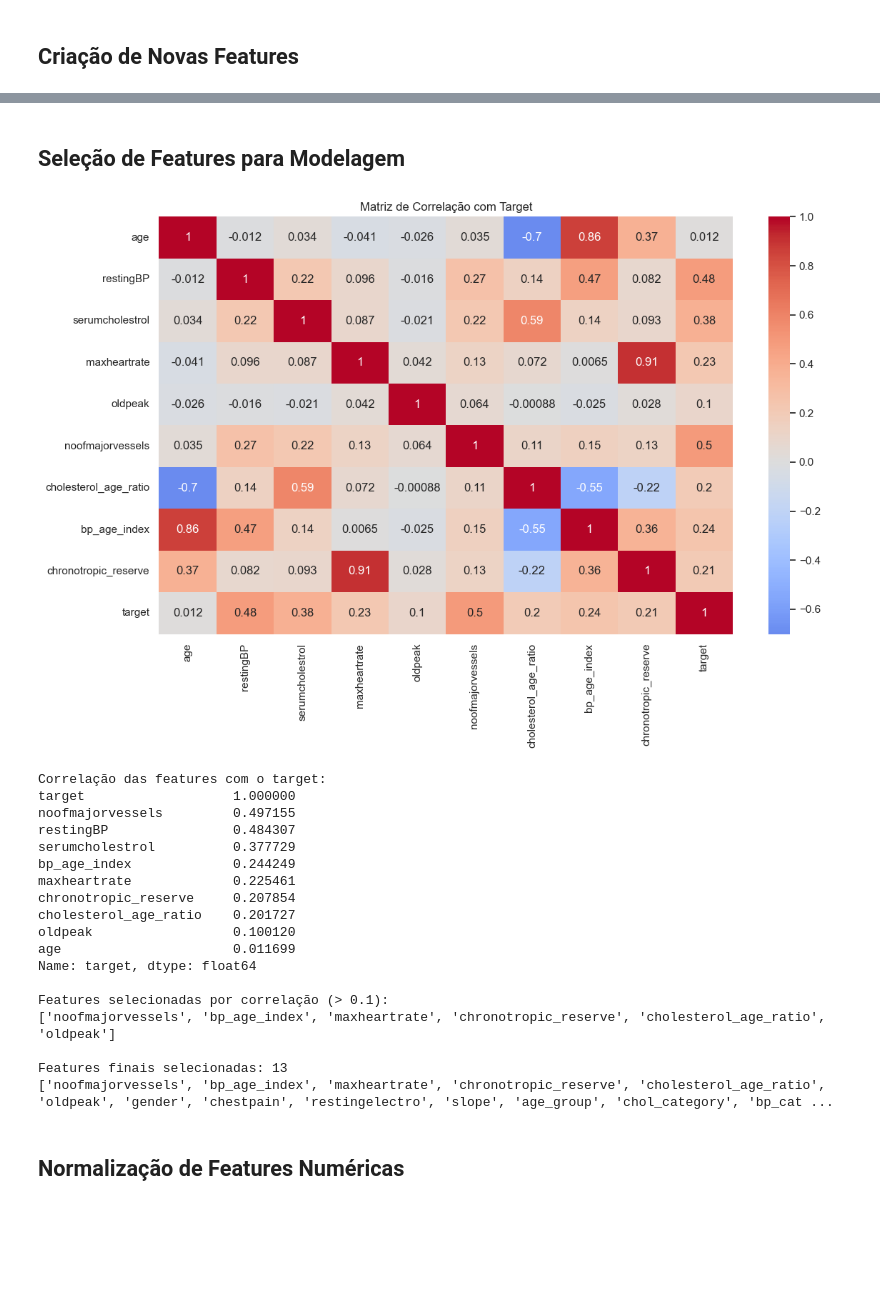
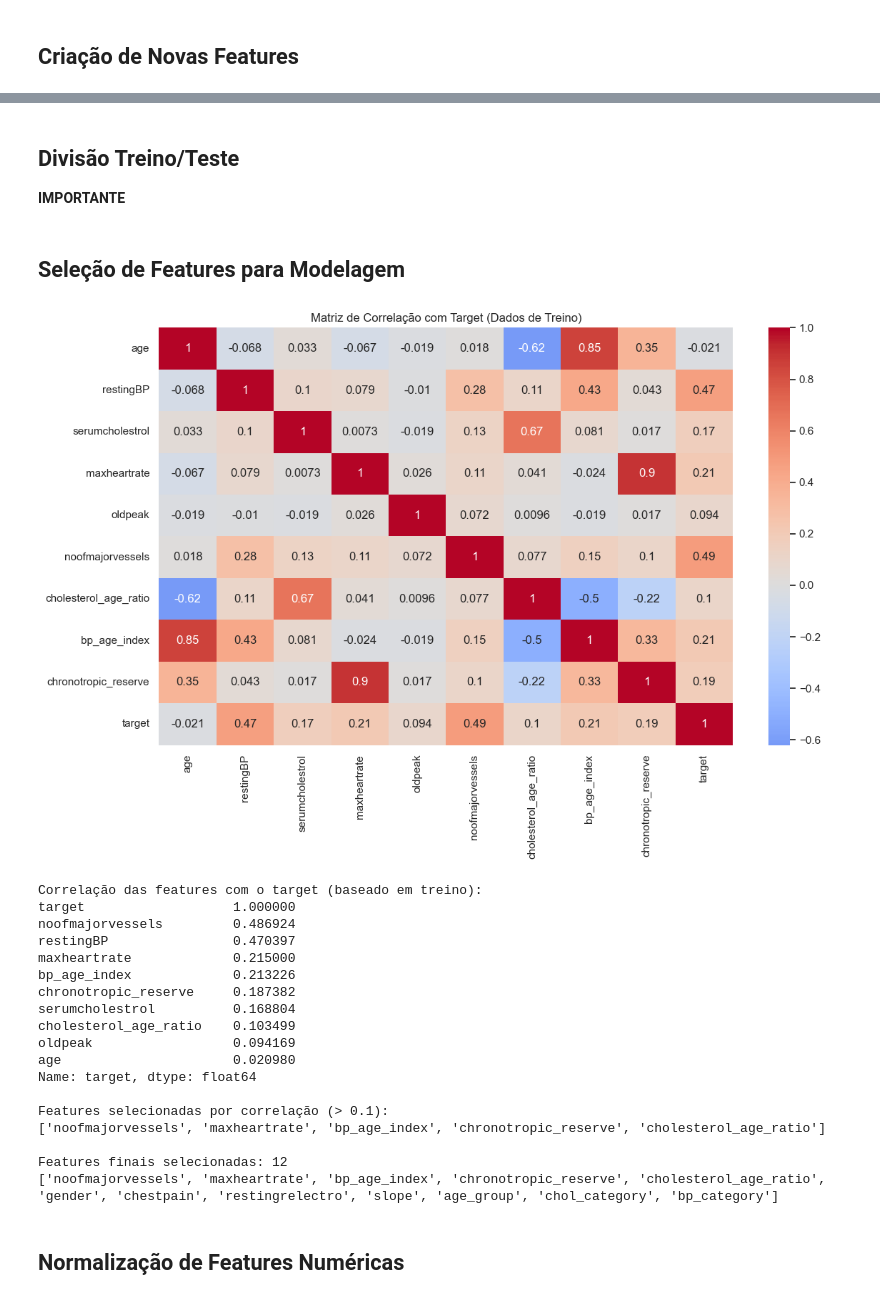
Before and after one commit to Eduardocin/ligia-group-challenge-2026, a Jupyter notebook: notebooks/2.1_feature_engineering.ipynb, the cells around one changed output, grey strips where cells are left out. Drawn from its saved outputs; the diff is of its cells as text; code cells hidden in the pictures; blank space fills up the shorter version.

```diff
--- a/notebooks/2.1_feature_engineering.ipynb
+++ b/notebooks/2.1_feature_engineering.ipynb
@@ -43,21 +44,21 @@ Dataset: 947 linhas x 14 colunas
 # Categorização da idade
 df['age_group'] = pd.cut(
     df['age'],
-    bins=[0, 40, 60, 120],
+    bins=[0, 40, 60, np.inf],
     labels=[0, 1, 2]  # 0=jovem, 1=meia-idade, 2=idoso
 )
 
 # Categorização do colesterol sérico
 df['chol_category'] = pd.cut(
     df['serumcholestrol'],
-    bins=[0, 200, 240, 700],
+    bins=[0, 200, 240, np.inf],
     labels=[0, 1, 2]  # 0=normal, 1=limítrofe, 2=alto
 )
 
 # Categorização da pressão arterial sistólica
 df['bp_category'] = pd.cut(
     df['restingBP'],
-    bins=[0, 120, 160, 240],
+    bins=[0, 120, 160, np.inf],
     labels=[0, 1, 2]  # 0=normal, 1=elevada, 2=alta
 )
 
@@ -106,0 +108,17 @@ Dataset após criação de features: 947 linhas x 20 colunas
+# %%
+# Separar features e target
+X = df.drop('target', axis=1)
+y = df['target']
+
+# Divisão estratificada treino/teste (70/30)
+X_train, X_test, y_train, y_test = train_test_split(
+    X, y,
+    test_size=0.3,
+    random_state=42,
+    stratify=y
+)
+
+print(f"Conjunto de treino: {X_train.shape[0]} amostras")
+print(f"Conjunto de teste: {X_test.shape[0]} amostras")
+print(f"\nDistribuição do target no treino:")
+print(y_train.value_counts(normalize=True))
@@ -107,66 +134,79 @@ Dataset após criação de features: 947 linhas x 20 colunas
+# %% [markdown]
+## Divisão Treino/Teste
+
+**IMPORTANTE**
 # %% [markdown]
 ## Seleção de Features para Modelagem
 # %%
-# Seleção de features baseada em correlação e importância
+# Seleção de features baseada em correlação - APENAS NO CONJUNTO DE TREINO
 
-# Correlação com o target
+# Correlação com o target (usando apenas dados de treino)
 numerical_features = ['age', 'restingBP', 'serumcholestrol', 'maxheartrate', 'oldpeak', 'noofmajorvessels', 'cholesterol_age_ratio', 'bp_age_index', 'chronotropic_reserve']
-correlation_matrix = df[numerical_features + ['target']].corr()
+
+# Criar dataframe temporário com treino para análise de correlação
+train_data = X_train.copy()
+train_data['target'] = y_train
+
+correlation_matrix = train_data[numerical_features + ['target']].corr()
 
 plt.figure(figsize=(12, 8))
 sns.heatmap(correlation_matrix, annot=True, cmap='coolwarm', center=0)
-plt.title('Matriz de Correlação com Target')
+plt.title('Matriz de Correlação com Target (Dados de Treino)')
 plt.tight_layout()
 plt.show()
 
 # Features com maior correlação absoluta com target
 target_corr = correlation_matrix['target'].abs().sort_values(ascending=False)
-print("Correlação das features com o target:")
+print("Correlação das features com o target (baseado em treino):")
 print(target_corr)
 
 # Seleção baseada em threshold de correlação
 correlation_threshold = 0.1
 selected_features_corr = target_corr[target_corr > correlation_threshold].index.tolist()
 selected_features_corr.remove('target')
 
 # Remover features originais se suas categorizações estiverem presentes
 if 'restingBP' in selected_features_corr:
     selected_features_corr.remove('restingBP')
 if 'serumcholestrol' in selected_features_corr:
     selected_features_corr.remove('serumcholestrol')
 if 'age' in selected_features_corr:
     selected_features_corr.remove('age')
 
 print(f"\nFeatures selecionadas por correlação (> {correlation_threshold}):")
 print(selected_features_corr)
 
 # Features categóricas
-categorical_features = ['gender', 'chestpain', 'restingelectro', 'slope', 'age_group', 'chol_category', 'bp_category']
+categorical_features = ['gender', 'chestpain', 'restingrelectro', 'slope', 'age_group', 'chol_category', 'bp_category']
 
 # Lista final de features selecionadas
 selected_features = selected_features_corr + categorical_features
 print(f"\nFeatures finais selecionadas: {len(selected_features)}")
 print(selected_features)
+
+# Aplicar seleção de features em treino e teste
+X_train_selected = X_train[selected_features]
+X_test_selected = X_test[selected_features]
 # %% [output]
-[figure, old version]
+[figure, new version]
-Correlação das features com o target:
+Correlação das features com o target (baseado em treino):
 target                   1.000000
-noofmajorvessels         0.497155
-restingBP                0.484307
-serumcholestrol          0.377729
-bp_age_index             0.244249
-maxheartrate             0.225461
-chronotropic_reserve     0.207854
-cholesterol_age_ratio    0.201727
-oldpeak                  0.100120
-age                      0.011699
+noofmajorvessels         0.486924
+restingBP                0.470397
+maxheartrate             0.215000
+bp_age_index             0.213226
+chronotropic_reserve     0.187382
+serumcholestrol          0.168804
+cholesterol_age_ratio    0.103499
+oldpeak                  0.094169
+age                      0.020980
 Name: target, dtype: float64
 
 Features selecionadas por correlação (> 0.1):
-['noofmajorvessels', 'bp_age_index', 'maxheartrate', 'chronotropic_reserve', 'cholesterol_age_ratio', 'oldpeak']
+['noofmajorvessels', 'maxheartrate', 'bp_age_index', 'chronotropic_reserve', 'cholesterol_age_ratio']
 
-Features finais selecionadas: 13
-['noofmajorvessels', 'bp_age_index', 'maxheartrate', 'chronotropic_reserve', 'cholesterol_age_ratio', 'oldpeak', 'gender', 'chestpain', 'restingelectro', 'slope', 'age_group', 'chol_category', 'bp_cat ...
+Features finais selecionadas: 12
+['noofmajorvessels', 'maxheartrate', 'bp_age_index', 'chronotropic_reserve', 'cholesterol_age_ratio', 'gender', 'chestpain', 'restingrelectro', 'slope', 'age_group', 'chol_category', 'bp_category']
 # %% [markdown]
 ## Normalização de Features Numéricas
 # %%
```
Also changed, not shown: parts of 7 cells of this notebook, 1 other file.
